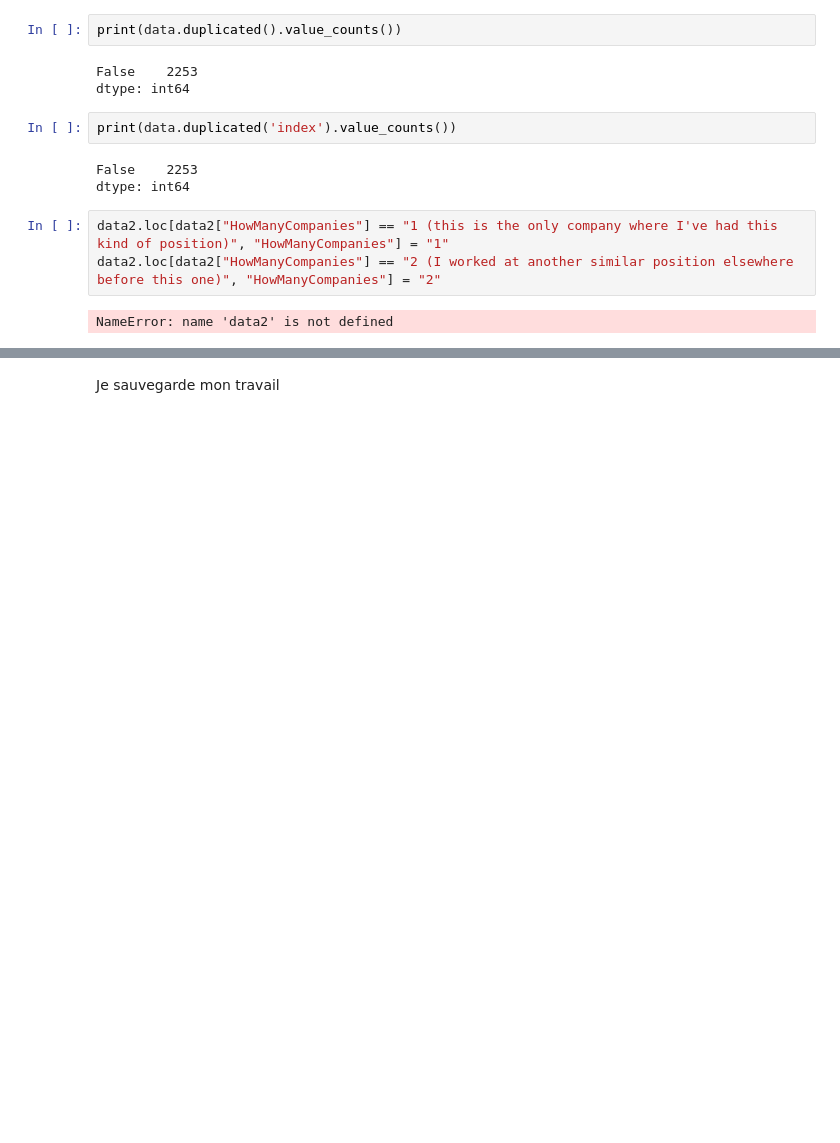
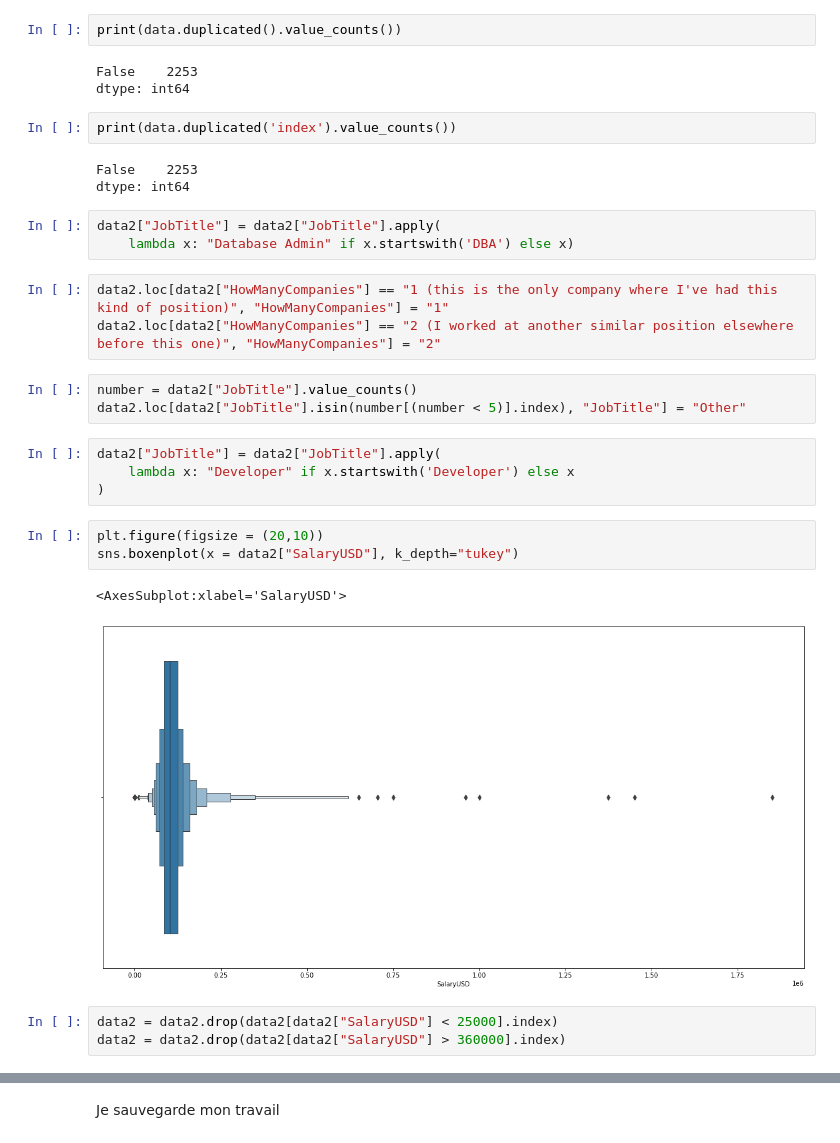
Before and after one commit to fberrabah/TheAmericanDream, a Jupyter notebook: notebook/Carreer_cleaning.ipynb, the cells around one changed output, grey strips where cells are left out. Drawn from its saved outputs; the diff is of its cells as text; blank space fills up the shorter version.

```diff
--- a/notebook/Carreer_cleaning.ipynb
+++ b/notebook/Carreer_cleaning.ipynb
@@ -226,8 +228,25 @@ print(data.duplicated('index').value_counts())
 # %% [output]
 False    2253
 dtype: int64
+# %%
+data2["JobTitle"] = data2["JobTitle"].apply(
+    lambda x: "Database Admin" if x.startswith('DBA') else x)
 # %%
 data2.loc[data2["HowManyCompanies"] == "1 (this is the only company where I've had this kind of position)", "HowManyCompanies"] = "1"
 data2.loc[data2["HowManyCompanies"] == "2 (I worked at another similar position elsewhere before this one)", "HowManyCompanies"] = "2"
-# %% [output]
-NameError: name 'data2' is not defined
+# %%
+number = data2["JobTitle"].value_counts()
+data2.loc[data2["JobTitle"].isin(number[(number < 5)].index), "JobTitle"] = "Other"
+# %%
+data2["JobTitle"] = data2["JobTitle"].apply(
+    lambda x: "Developer" if x.startswith('Developer') else x
+)
+# %%
+plt.figure(figsize = (20,10))
+sns.boxenplot(x = data2["SalaryUSD"], k_depth="tukey")
+# %% [output]
+<AxesSubplot:xlabel='SalaryUSD'>
+[figure, added]
+# %%
+data2 = data2.drop(data2[data2["SalaryUSD"] < 25000].index)
+data2 = data2.drop(data2[data2["SalaryUSD"] > 360000].index)
```
Also changed, not shown: parts of 4 cells of this notebook, 1 other file.
